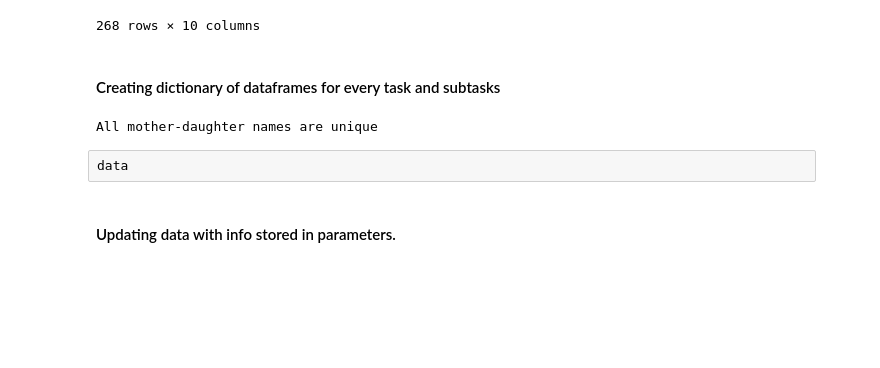
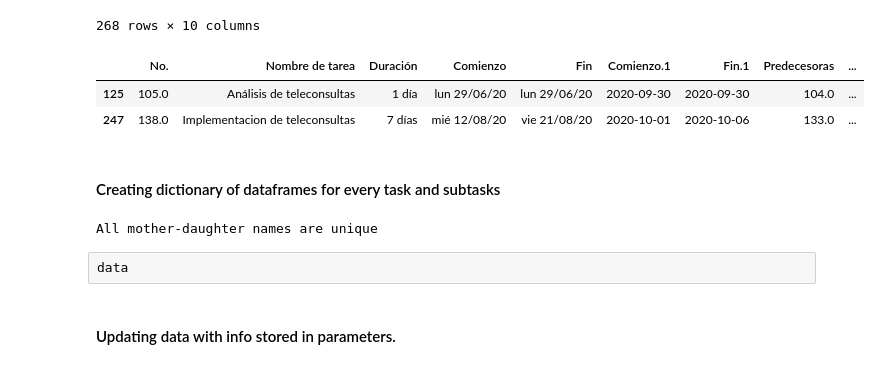
Before and after one commit to Roberto919/punto_clinico_pres, a Jupyter notebook: PcPlatform/TSI/TSI_Followup_nb.ipynb, the cells around one changed output. Cells and saved outputs as stored; diff of their text form; code cells hidden in the pictures; blank space fills up the shorter version.

```diff
--- a/PcPlatform/TSI/TSI_Followup_nb.ipynb
+++ b/PcPlatform/TSI/TSI_Followup_nb.ipynb
@@ -58,6 +58,13 @@ data
 | 266 | 153.0 | Validación productiva | 1 día | jue 27/08/20 | jue 27/08/20 | 2020-10-05 | 2020-10-05 | 149.0 | ... |
 | 267 | 154.0 | Fin | 0 días | jue 27/08/20 | jue 27/08/20 | 2020-10-05 | 2020-10-05 | 153.0 | ... |
 268 rows × 10 columns
+# %%
+m1 = data["Nombre de tarea"].str.contains("telecon")
+data.loc[m1, :]
+# %% [output]
+|  | No. | Nombre de tarea | Duración | Comienzo | Fin | Comienzo.1 | Fin.1 | Predecesoras | ... |
+| 125 | 105.0 | Análisis de teleconsultas | 1 día | lun 29/06/20 | lun 29/06/20 | 2020-09-30 | 2020-09-30 | 104.0 | ... |
+| 247 | 138.0 | Implementacion de teleconsultas | 7 días | mié 12/08/20 | vie 21/08/20 | 2020-10-01 | 2020-10-06 | 133.0 | ... |
 # %% [markdown]
 #### Creating dictionary of dataframes for every task and subtasks
 # %%
```
Also changed, not shown: parts of 9 cells of this notebook, 1 other file.
